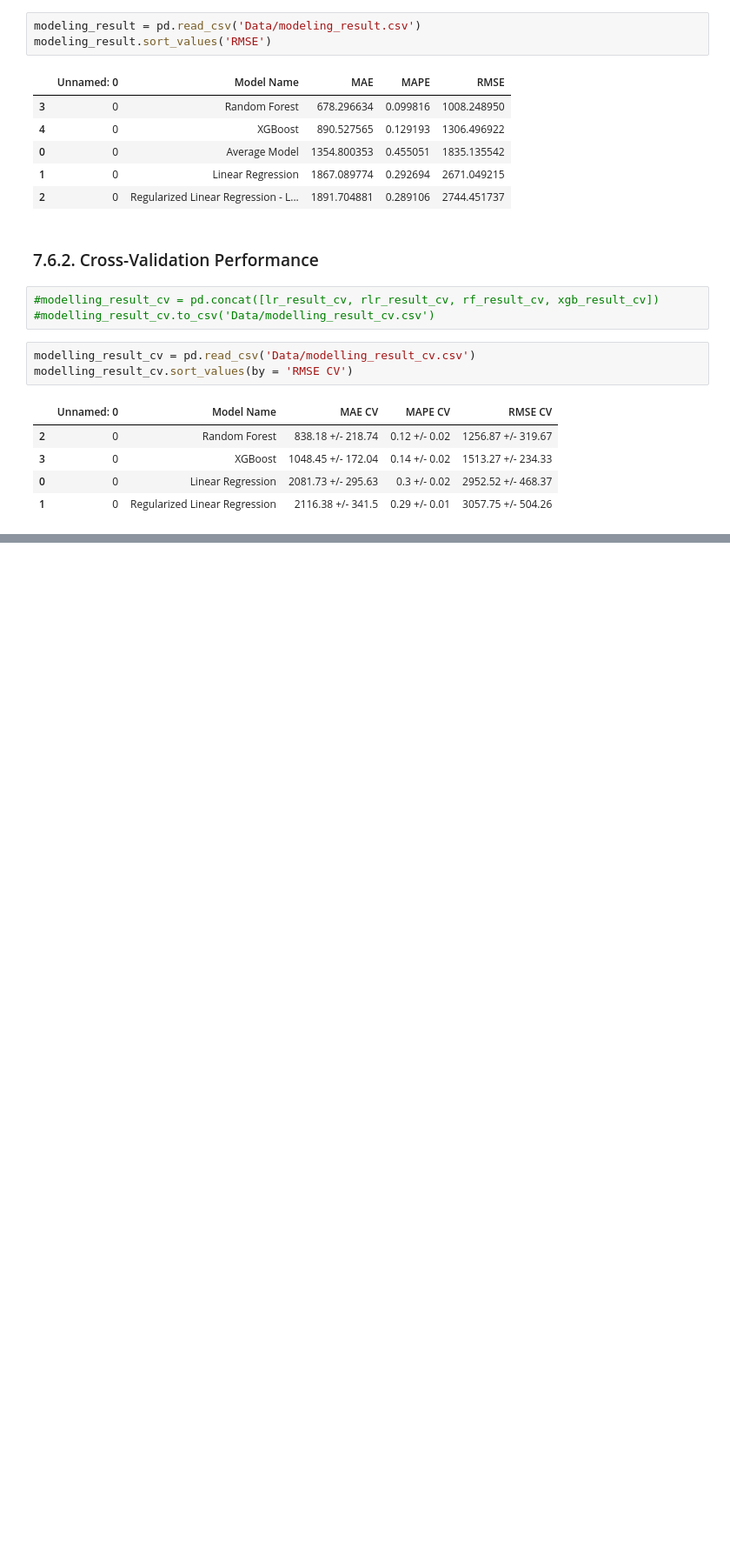
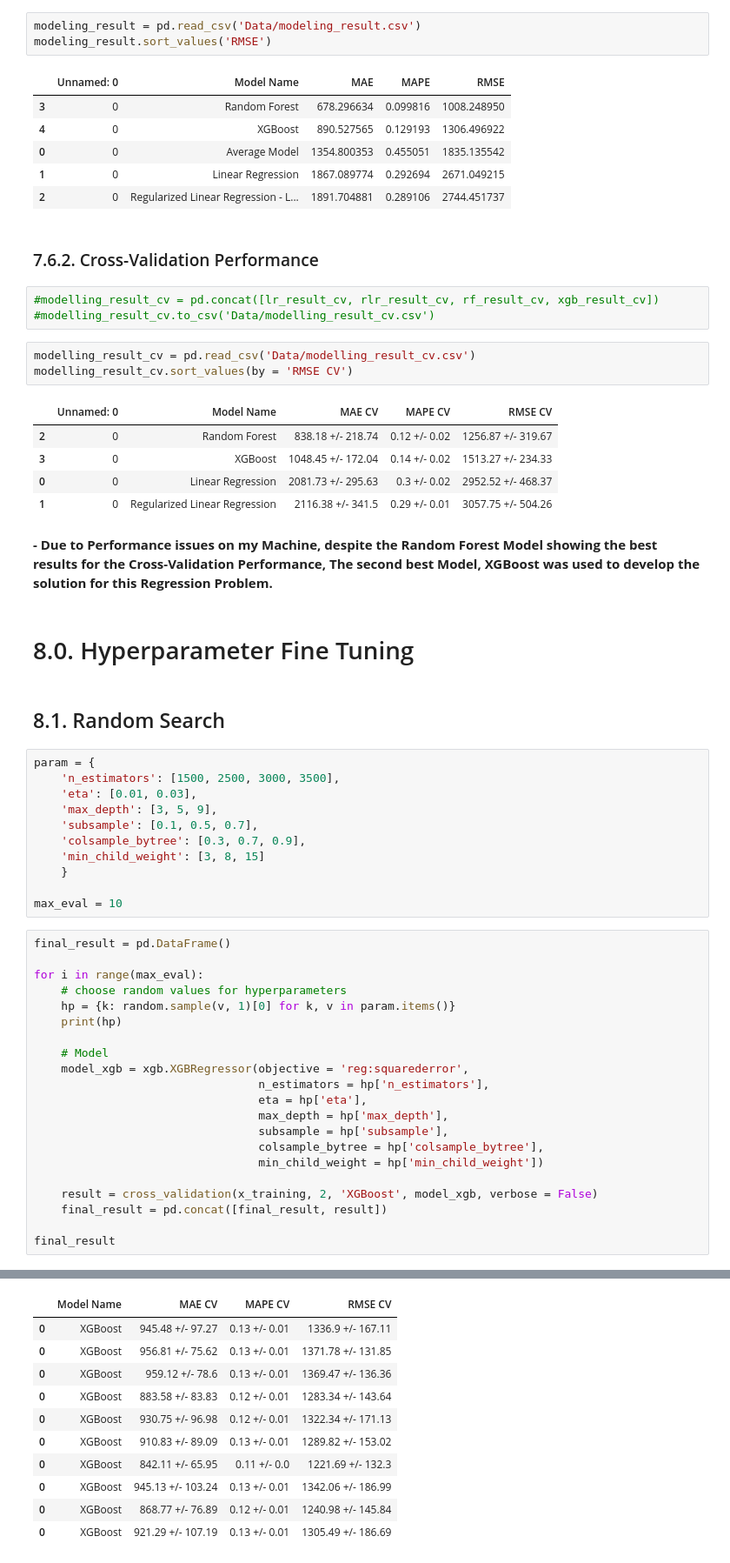
Before and after one commit to eduardoffonseca/Rossman-Store-Sales, a Jupyter notebook: rossmann_store_sales_prediction.ipynb, the cells around one changed output, grey strips where cells are left out. Shown at 87% size. Drawn from its saved outputs; the diff is of its cells as text; blank space fills up the shorter version.

Commit message:
Hyperparameters Fine Tuning Completed

```diff
--- a/rossmann_store_sales_prediction.ipynb
+++ b/rossmann_store_sales_prediction.ipynb
@@ -1283,3 +1269,42 @@ modelling_result_cv.sort_values(by = 'RMSE CV')
 | 3 | 0 | XGBoost | 1048.45 +/- 172.04 | 0.14 +/- 0.02 | 1513.27 +/- 234.33 |
 | 0 | 0 | Linear Regression | 2081.73 +/- 295.63 | 0.3 +/- 0.02 | 2952.52 +/- 468.37 |
 | 1 | 0 | Regularized Linear Regression | 2116.38 +/- 341.5 | 0.29 +/- 0.01 | 3057.75 +/- 504.26 |
+# %% [markdown]
+**- Due to Performance issues on my Machine, despite the Random Forest Model showing the best results for the Cross-Validation Performance, The second best Model, XGBoost was used to develop the solution for this Regression Problem.**
+# %% [markdown]
+# 8.0. Hyperparameter Fine Tuning
+# %% [markdown]
+## 8.1. Random Search
+# %%
+param = {
+    'n_estimators': [1500, 2500, 3000, 3500],
+    'eta': [0.01, 0.03],
+    'max_depth': [3, 5, 9],
+    'subsample': [0.1, 0.5, 0.7],
+    'colsample_bytree': [0.3, 0.7, 0.9],
+    'min_child_weight': [3, 8, 15]
+    }
+
+max_eval = 10
+# %%
+final_result = pd.DataFrame()
+
+for i in range(max_eval):
+    # choose random values for hyperparameters
+    hp = {k: random.sample(v, 1)[0] for k, v in param.items()}
+    print(hp)
+
+    # Model
+    model_xgb = xgb.XGBRegressor(objective = 'reg:squarederror',
+                                 n_estimators = hp['n_estimators'],
+                                 eta = hp['eta'],
+                                 max_depth = hp['max_depth'],
+                                 subsample = hp['subsample'],
+                                 colsample_bytree = hp['colsample_bytree'],
+                                 min_child_weight = hp['min_child_weight'])
+
+    result = cross_validation(x_training, 2, 'XGBoost', model_xgb, verbose = False)
+    final_result = pd.concat([final_result, result])
+
+final_result
+# %% [output]
@@ -1285,0 +1321,11 @@ modelling_result_cv.sort_values(by = 'RMSE CV')
+|  | Model Name | MAE CV | MAPE CV | RMSE CV |
+| 0 | XGBoost | 945.48 +/- 97.27 | 0.13 +/- 0.01 | 1336.9 +/- 167.11 |
+| 0 | XGBoost | 956.81 +/- 75.62 | 0.13 +/- 0.01 | 1371.78 +/- 131.85 |
+| 0 | XGBoost | 959.12 +/- 78.6 | 0.13 +/- 0.01 | 1369.47 +/- 136.36 |
+| 0 | XGBoost | 883.58 +/- 83.83 | 0.12 +/- 0.01 | 1283.34 +/- 143.64 |
+| 0 | XGBoost | 930.75 +/- 96.98 | 0.12 +/- 0.01 | 1322.34 +/- 171.13 |
+| 0 | XGBoost | 910.83 +/- 89.09 | 0.13 +/- 0.01 | 1289.82 +/- 153.02 |
+| 0 | XGBoost | 842.11 +/- 65.95 | 0.11 +/- 0.0 | 1221.69 +/- 132.3 |
+| 0 | XGBoost | 945.13 +/- 103.24 | 0.13 +/- 0.01 | 1342.06 +/- 186.99 |
+| 0 | XGBoost | 868.77 +/- 76.89 | 0.12 +/- 0.01 | 1240.98 +/- 145.84 |
+| 0 | XGBoost | 921.29 +/- 107.19 | 0.13 +/- 0.01 | 1305.49 +/- 186.69 |
```
Also changed, not shown: parts of 16 cells of this notebook.
